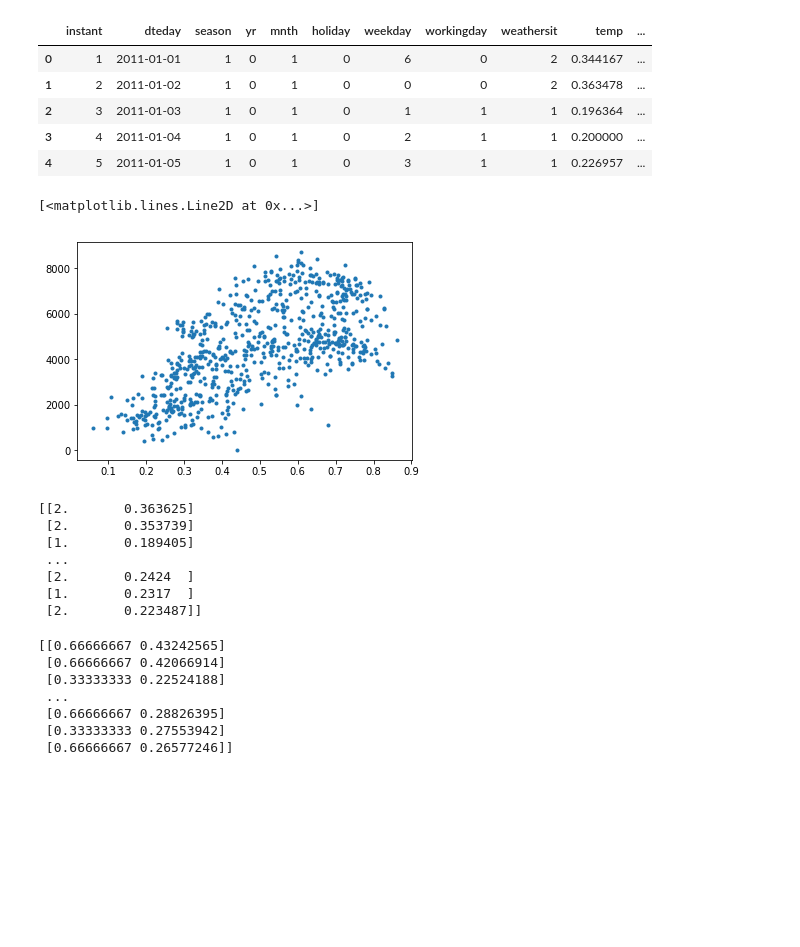
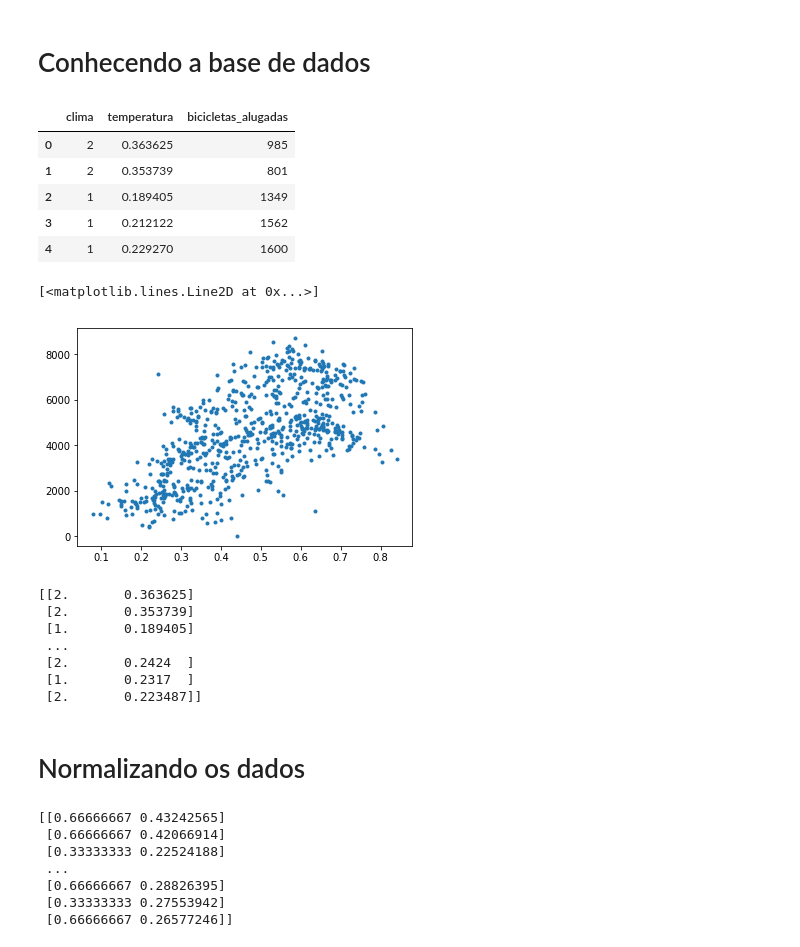
Before and after one commit to alura-cursos/redes-neurais, a Jupyter notebook: Bikes.ipynb, the cells around one changed output. Drawn from its saved outputs; the diff is of its cells as text; code cells hidden in the pictures; blank space fills up the shorter version.

```diff
--- a/Bikes.ipynb
+++ b/Bikes.ipynb
@@ -1,22 +1,24 @@
+# %% [markdown]
+# Conhecendo a base de dados
 # %%
 import pandas as pd
 
-dados = pd.read_csv('day.csv')
+dados = pd.read_csv('Bicicletas.csv')
 dados.head()
 # %% [output]
-|  | instant | dteday | season | yr | mnth | holiday | weekday | workingday | weathersit | temp | ... |
-| 0 | 1 | 2011-01-01 | 1 | 0 | 1 | 0 | 6 | 0 | 2 | 0.344167 | ... |
-| 1 | 2 | 2011-01-02 | 1 | 0 | 1 | 0 | 0 | 0 | 2 | 0.363478 | ... |
-| 2 | 3 | 2011-01-03 | 1 | 0 | 1 | 0 | 1 | 1 | 1 | 0.196364 | ... |
-| 3 | 4 | 2011-01-04 | 1 | 0 | 1 | 0 | 2 | 1 | 1 | 0.200000 | ... |
-| 4 | 5 | 2011-01-05 | 1 | 0 | 1 | 0 | 3 | 1 | 1 | 0.226957 | ... |
+|  | clima | temperatura | bicicletas_alugadas |
+| 0 | 2 | 0.363625 | 985 |
+| 1 | 2 | 0.353739 | 801 |
+| 2 | 1 | 0.189405 | 1349 |
+| 3 | 1 | 0.212122 | 1562 |
+| 4 | 1 | 0.229270 | 1600 |
 # %%
 import matplotlib.pyplot as plt
 # %%
-plt.plot(dados['temp'],dados['cnt'],'.')
+plt.plot(dados['temperatura'],dados['bicicletas_alugadas'],'.')
 # %% [output]
 [<matplotlib.lines.Line2D at 0x...>]
-[figure, old version]
+[figure, new version]
 # %%
 import numpy as np
 # %%
@@ -32,4 +34,6 @@ print(X)
  [2.       0.2424  ]
  [1.       0.2317  ]
  [2.       0.223487]]
+# %% [markdown]
+# Normalizando os dados
 # %%
```
Also changed, not shown: parts of 25 cells of this notebook, 1 other file.
